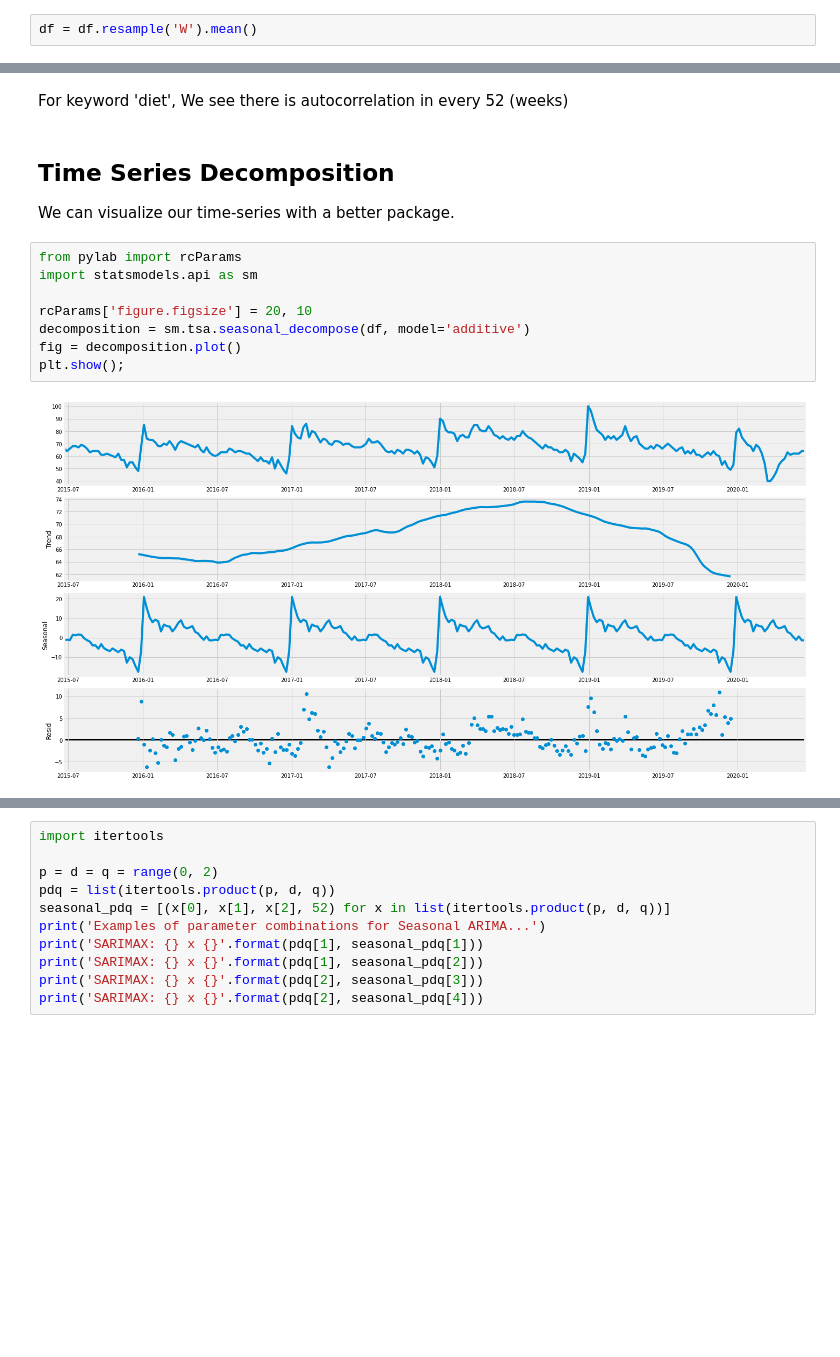
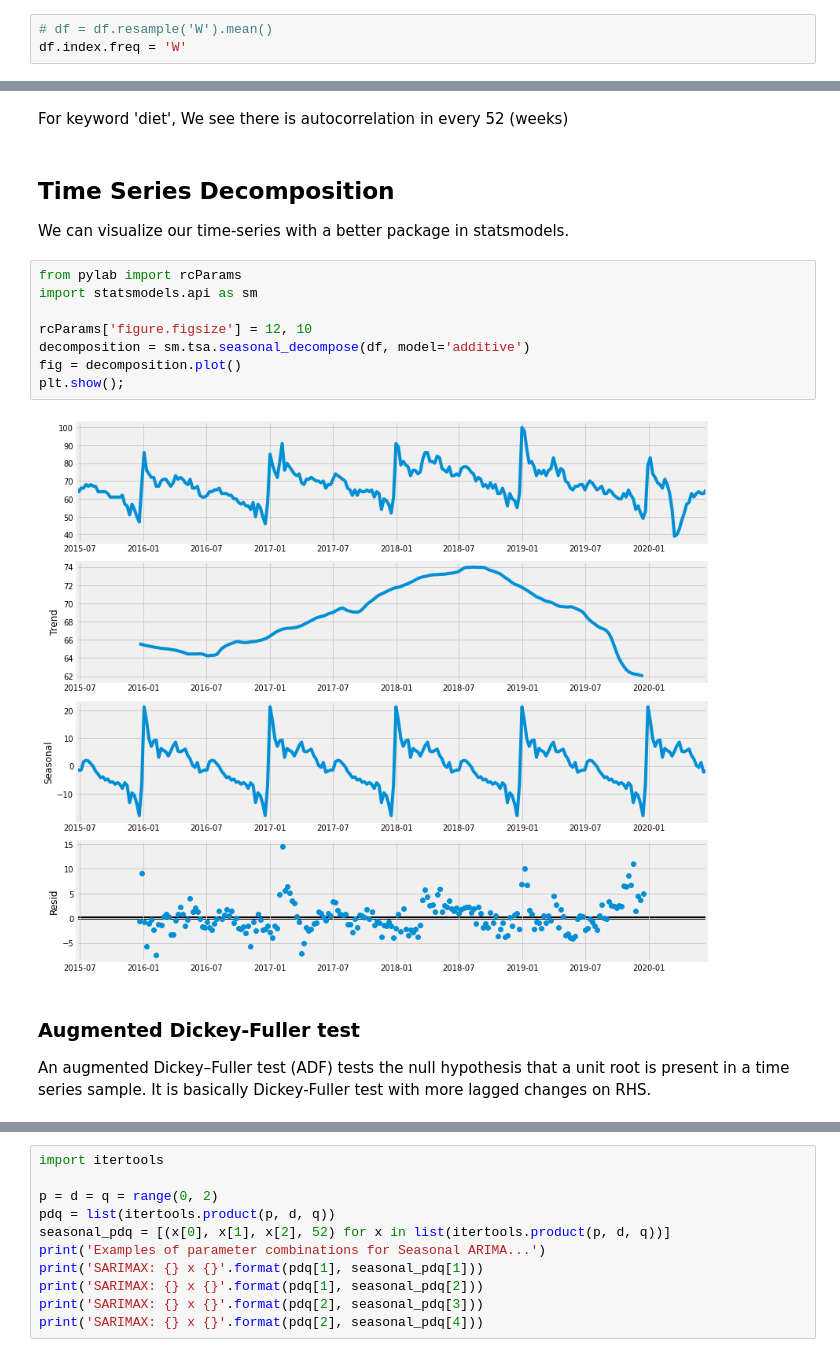
Before and after one commit to todatech/csda-lab, a Jupyter notebook: lab3/time_series.ipynb, the cells around one changed output, grey strips where cells are left out. Drawn from its saved outputs; the diff is of its cells as text; blank space fills up the shorter version.

```diff
--- a/lab3/time_series.ipynb
+++ b/lab3/time_series.ipynb
@@ -73,4 +88,5 @@ memory usage: 4.1 KB
 # %%
 #y.plot(figsize=(20,10), linewidth=5, fontsize=20);
 # %%
-df = df.resample('W').mean()
+# df = df.resample('W').mean()
+df.index.freq = 'W'
@@ -117,14 +173,17 @@ pd.plotting.autocorrelation_plot(df);
 For keyword 'diet', We see there is autocorrelation in every 52 (weeks)
 # %% [markdown]
 ## Time Series Decomposition
-We can visualize our time-series with a better package.
+We can visualize our time-series with a better package in statsmodels.
 # %%
 from pylab import rcParams
 import statsmodels.api as sm
 
-rcParams['figure.figsize'] = 20, 10
+rcParams['figure.figsize'] = 12, 10
 decomposition = sm.tsa.seasonal_decompose(df, model='additive')
 fig = decomposition.plot()
 plt.show();
 # %% [output]
-[figure, old version]
+[figure, new version]
+# %% [markdown]
+### Augmented Dickey-Fuller test
+An augmented Dickey–Fuller test (ADF) tests the null hypothesis that a unit root is present in a time series sample. It is basically Dickey-Fuller test with more lagged changes on RHS.
```
Also changed, not shown: parts of 41 cells of this notebook, 7 other files.
